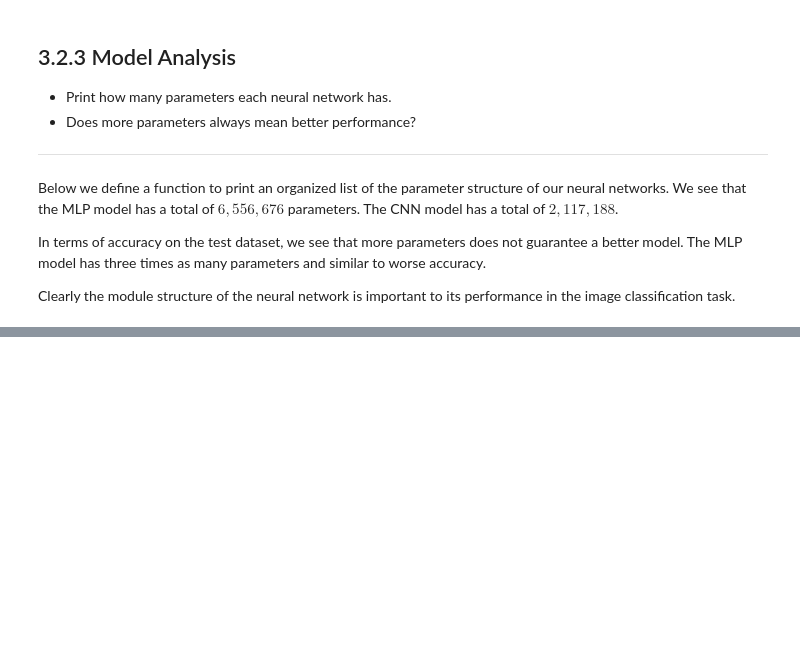
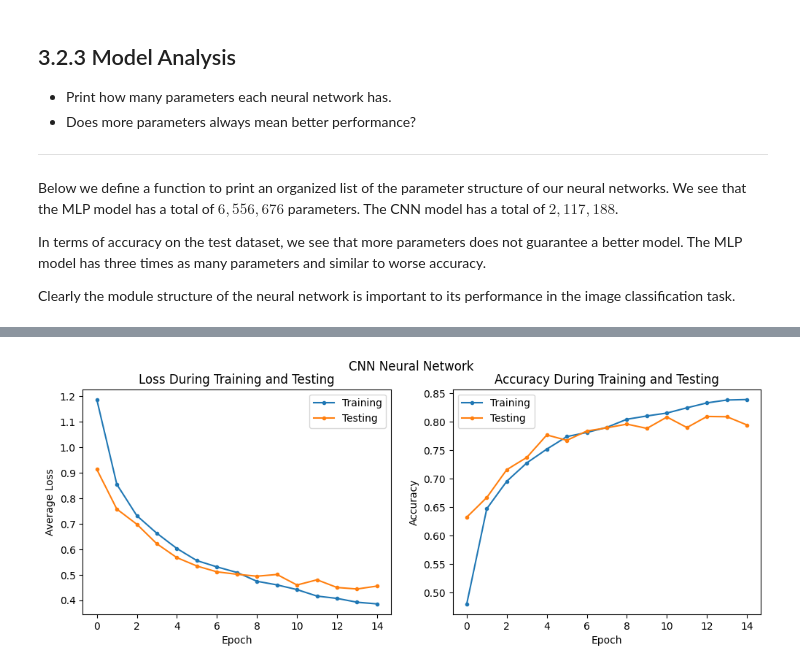
Before and after one commit to Just-Neptun/FP, a Jupyter notebook: S10 Machine Learning/ml_fp/part3.ipynb, the cells around one changed output, grey strips where cells are left out. Drawn from its saved outputs; the diff is of its cells as text; code cells hidden in the pictures; blank space fills up the shorter version.

```diff
--- a/S10 Machine Learning/ml_fp/part3.ipynb
+++ b/S10 Machine Learning/ml_fp/part3.ipynb
@@ -748,0 +737,3 @@ Total parameters: 2,117,188
+# %%
+CNN_model_optimized = CNN.Neural_Network_Optimized().to(DEVICE)
+print(CNN_model_optimized)
@@ -748,0 +758,24 @@ Total parameters: 2,117,188
+# %%
+loss_fn = nn.CrossEntropyLoss()
+optimizer = torch.optim.Adam(CNN_model_optimized.parameters(), lr=1e-4, weight_decay=1e-4)
+
+epochs = 15
+result: list[dict] = training_loop(
+    CNN_model_optimized,
+    train_dataloader,
+    test_dataloader,
+    loss_fn,
+    optimizer,
+    epochs,
+    DEVICE,
+)
+
+df = pd.DataFrame(result)
+# %%
+fig, axes = plt.subplots(1, 2, figsize=(6*2, 4))
+loss_and_accuracy_plot(axes, df)
+fig.suptitle('CNN Neural Network')
+
+plt.show()
+# %% [output]
+[figure, added]
```
Also changed, not shown: parts of 24 cells of this notebook.
